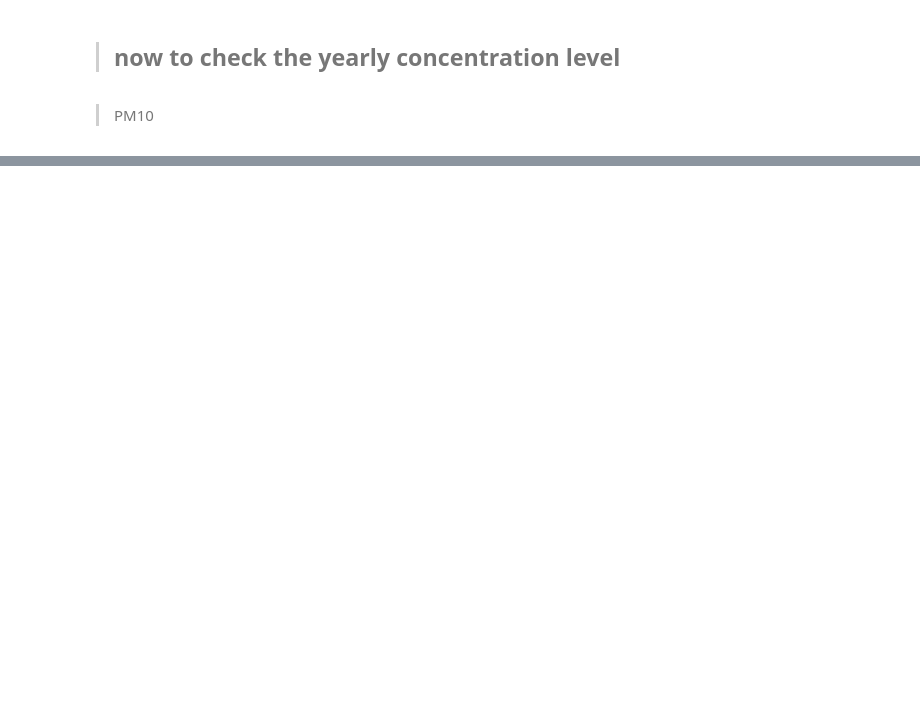
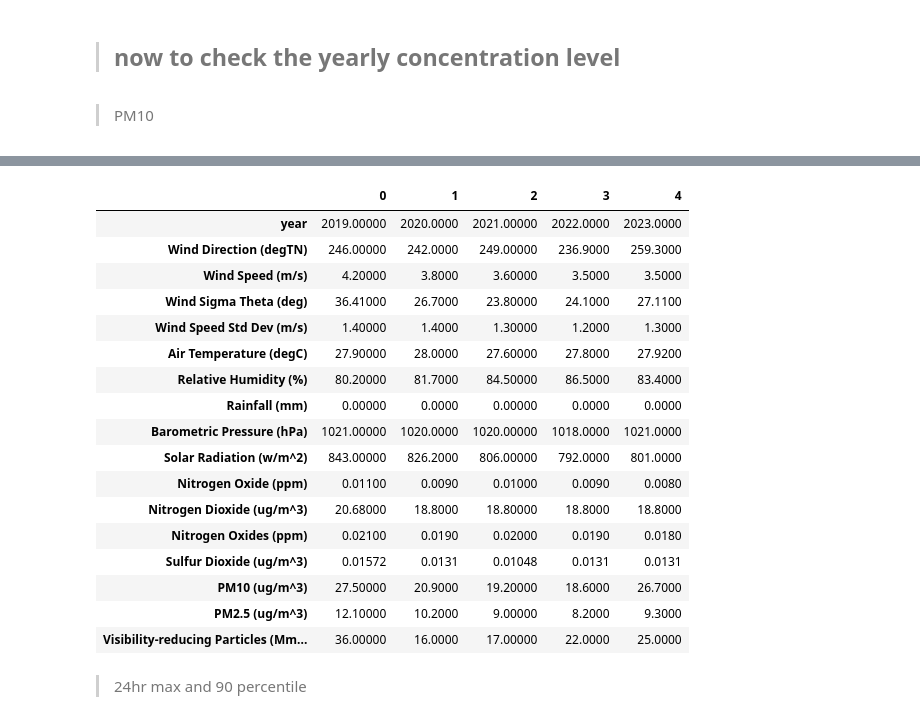
Before and after one commit to GinnCheng/DA_AQ_hub, a Jupyter notebook: main_script.ipynb, the cells around one changed output, grey strips where cells are left out. Saved outputs shown, nothing was run; the diff lists cells and outputs as text; code cells hidden in the pictures; blank space fills up the shorter version.

```diff
--- a/main_script.ipynb
+++ b/main_script.ipynb
@@ -316,0 +423,23 @@ df_sg_year
+# %%
+df_sg_hr_m90_per_year.T
+# %% [output]
+|  | 0 | 1 | 2 | 3 | 4 |
+| year | 2019.00000 | 2020.0000 | 2021.00000 | 2022.0000 | 2023.0000 |
+| Wind Direction (degTN) | 246.00000 | 242.0000 | 249.00000 | 236.9000 | 259.3000 |
+| Wind Speed (m/s) | 4.20000 | 3.8000 | 3.60000 | 3.5000 | 3.5000 |
+| Wind Sigma Theta (deg) | 36.41000 | 26.7000 | 23.80000 | 24.1000 | 27.1100 |
+| Wind Speed Std Dev (m/s) | 1.40000 | 1.4000 | 1.30000 | 1.2000 | 1.3000 |
+| Air Temperature (degC) | 27.90000 | 28.0000 | 27.60000 | 27.8000 | 27.9200 |
+| Relative Humidity (%) | 80.20000 | 81.7000 | 84.50000 | 86.5000 | 83.4000 |
+| Rainfall (mm) | 0.00000 | 0.0000 | 0.00000 | 0.0000 | 0.0000 |
+| Barometric Pressure (hPa) | 1021.00000 | 1020.0000 | 1020.00000 | 1018.0000 | 1021.0000 |
+| Solar Radiation (w/m^2) | 843.00000 | 826.2000 | 806.00000 | 792.0000 | 801.0000 |
+| Nitrogen Oxide (ppm) | 0.01100 | 0.0090 | 0.01000 | 0.0090 | 0.0080 |
+| Nitrogen Dioxide (ug/m^3) | 20.68000 | 18.8000 | 18.80000 | 18.8000 | 18.8000 |
+| Nitrogen Oxides (ppm) | 0.02100 | 0.0190 | 0.02000 | 0.0190 | 0.0180 |
+| Sulfur Dioxide (ug/m^3) | 0.01572 | 0.0131 | 0.01048 | 0.0131 | 0.0131 |
+| PM10 (ug/m^3) | 27.50000 | 20.9000 | 19.20000 | 18.6000 | 26.7000 |
+| PM2.5 (ug/m^3) | 12.10000 | 10.2000 | 9.00000 | 8.2000 | 9.3000 |
+| Visibility-reducing Particles (Mm... | 36.00000 | 16.0000 | 17.00000 | 22.0000 | 25.0000 |
+# %% [markdown]
+> 24hr max and 90 percentile
```
Also changed, not shown: parts of 33 cells of this notebook.
